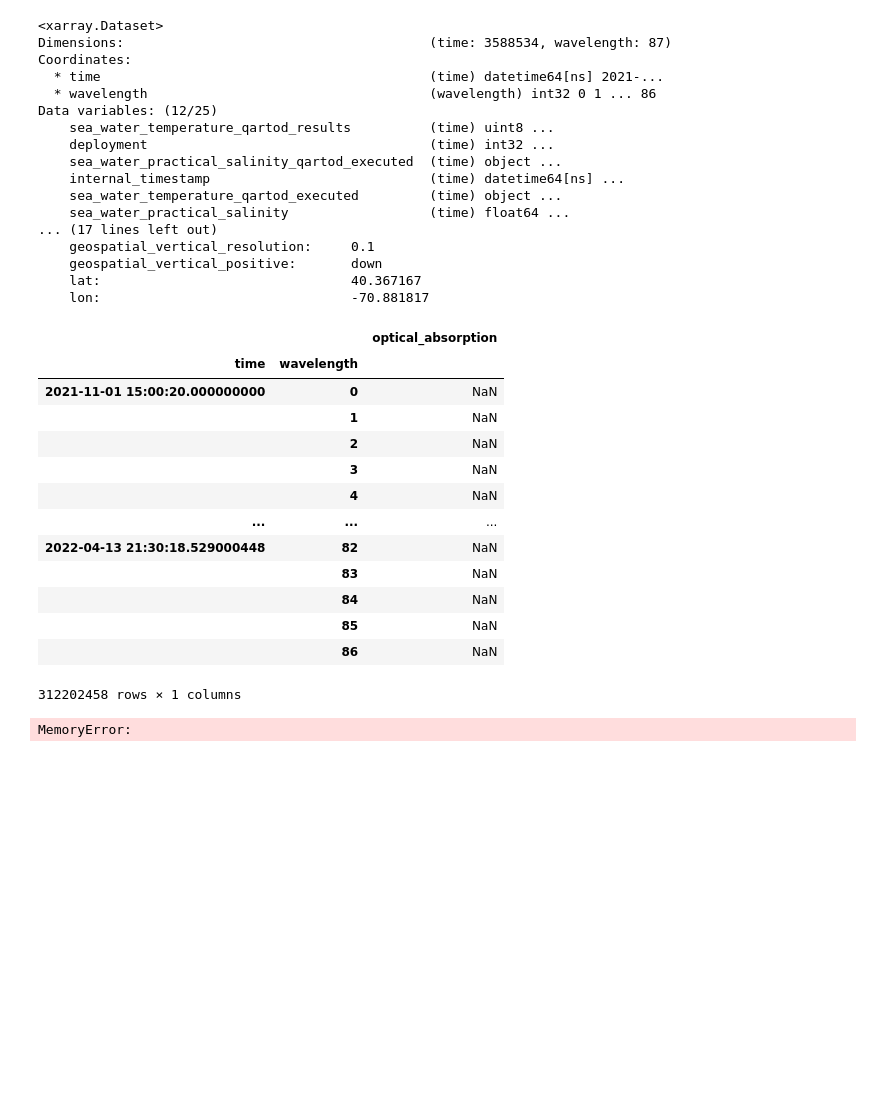
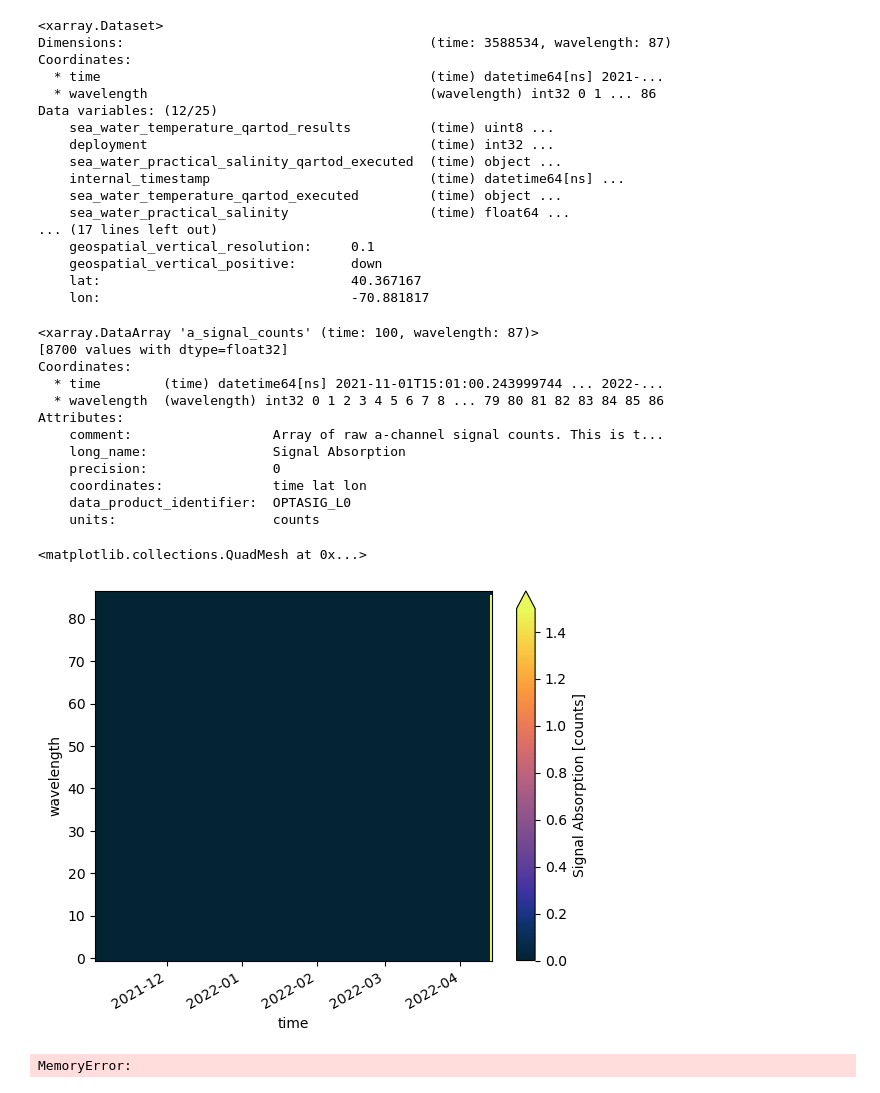
Before and after one commit to cooleyky/optaa_data_explorations, a Jupyter notebook: notebooks/01-Download_and_plot_OPTAA.ipynb, the cells around one changed output. Cells and saved outputs as stored; diff of their text form; code cells hidden in the pictures; blank space fills up the shorter version.

Commit message:
Save plot and download other dataset

```diff
--- a/notebooks/01-Download_and_plot_OPTAA.ipynb
+++ b/notebooks/01-Download_and_plot_OPTAA.ipynb
@@ -104,21 +125,30 @@ Data variables: (12/25)
+# %%
+subset = sorted(np.random.choice(ds.time,100,replace=False))
+subset_data = ds.sel(time=subset)
 # %%
-absorption = ds.optical_absorption.to_dataframe(dim_order=["time", "wavelength"])
-absorption
+# absorption = subset_data.optical_absorption.to_dataframe(dim_order=["time", "wavelength"])
+a_signal = subset_data.a_signal_counts
+# absorption = absorption.to_dataframe(dim_order=["time", "wavelength"])
+a_signal
 # %% [output]
-|  |  | optical_absorption |
-| time | wavelength |  |
-| 2021-11-01 15:00:20.000000000 | 0 | NaN |
-|  | 1 | NaN |
-|  | 2 | NaN |
-|  | 3 | NaN |
-|  | 4 | NaN |
-| ... | ... | ... |
-| 2022-04-13 21:30:18.529000448 | 82 | NaN |
-|  | 83 | NaN |
-|  | 84 | NaN |
-|  | 85 | NaN |
-|  | 86 | NaN |
-312202458 rows × 1 columns
+<xarray.DataArray 'a_signal_counts' (time: 100, wavelength: 87)>
+[8700 values with dtype=float32]
+Coordinates:
+  * time        (time) datetime64[ns] 2021-11-01T15:01:00.243999744 ... 2022-...
+  * wavelength  (wavelength) int32 0 1 2 3 4 5 6 7 8 ... 79 80 81 82 83 84 85 86
+Attributes:
+    comment:                  Array of raw a-channel signal counts. This is t...
+    long_name:                Signal Absorption
+    precision:                0
+    coordinates:              time lat lon
+    data_product_identifier:  OPTASIG_L0
+    units:                    counts
+# %%
+# plot subset of data with pcolormesh with time on xaxis and wavelength on y axis
+a_signal.plot(x="time", y="wavelength", robust=False, cmap=cmo.thermal, vmin=0, vmax=1.5)
+# %% [output]
+<matplotlib.collections.QuadMesh at 0x...>
+[figure, added]
 # %%
 # plot trivariate histogram of optical absorption coefficient
 # sns.set_theme(style="dark") # what other theme styles are available?
```
Also changed, not shown: parts of 6 cells of this notebook, 2 other files.
